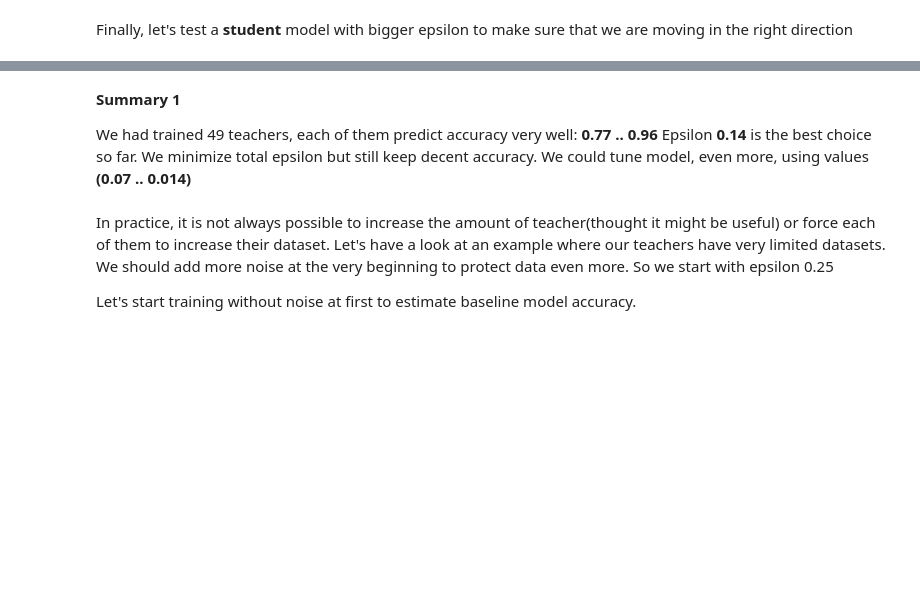
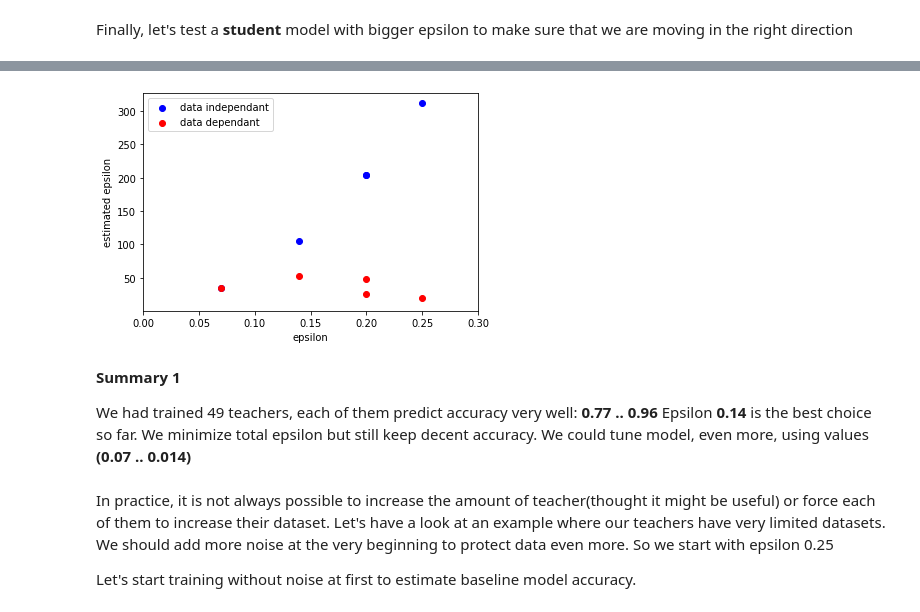
Before and after one commit to HelenMel/syft_examples, a Jupyter notebook: differential_privacy/PATE_explore.ipynb, the cells around one changed output, grey strips where cells are left out. Cells and saved outputs as stored; diff of their text form; code cells hidden in the pictures; blank space fills up the shorter version.

```diff
--- a/differential_privacy/PATE_explore.ipynb
+++ b/differential_privacy/PATE_explore.ipynb
@@ -443,6 +443,8 @@ Let's imagine that our teachers are real offices, that has scans of handwritten
 N = 49
 teachers_names = [f'office_{i}' for i in range(49)]
 student_name = "Reseach office"
+# %%
+results = np.empty([0, 4])
 # %% [markdown]
 At first, lets use all available dataset and train teachers with decent dataset size.
 
@@ -535,3 +578,16 @@ It looks like epsilon=0.25 has lowest possible Data Dependent Epsilon estimation
+# %%
+fig = plt.figure()
+ax = fig.add_subplot()
+#ax.set_ylim(0, 1)
+ax.set_xlim(0, 0.3)
+ax.scatter(results[:, 0], results[:, 3], c='b', label='data independant')
+ax.scatter(results[:, 0], results[:, 2], c='r', label='data dependant')
+plt.xlabel('epsilon')
+plt.ylabel('estimated epsilon')
+plt.legend(loc='upper left');
+plt.show()
+# %% [output]
+[figure, added]
 # %% [markdown]
 **Summary 1**
 
```
Also changed, not shown: parts of 19 cells of this notebook.
